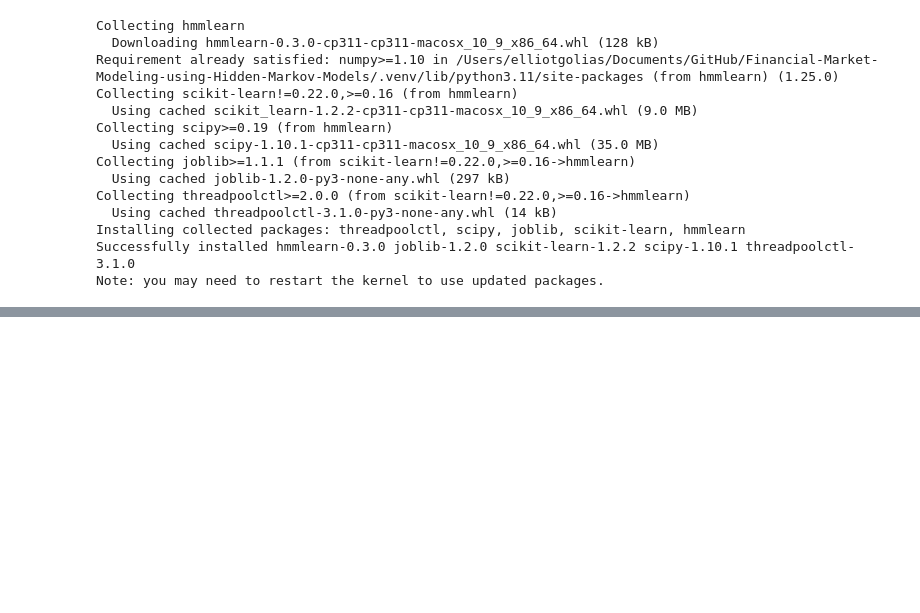
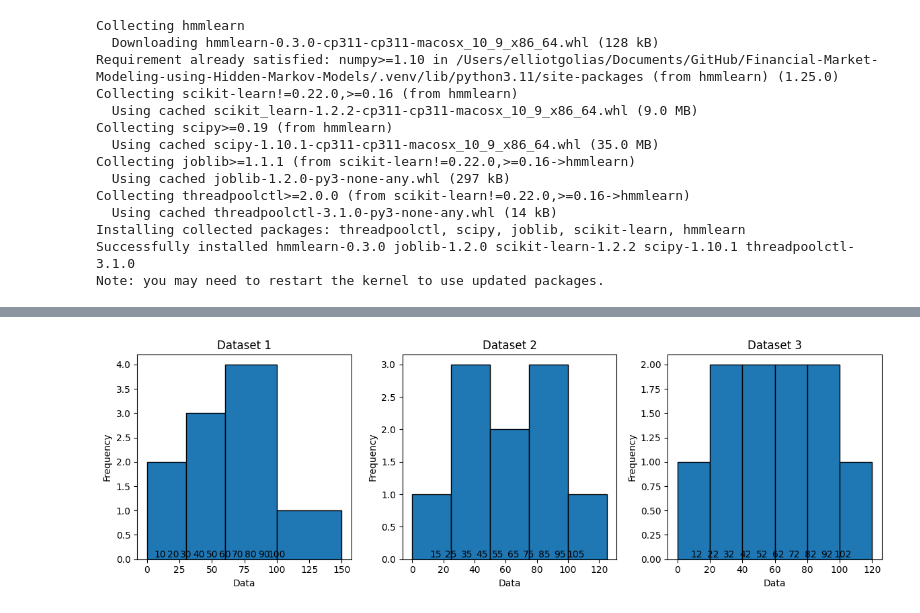
Before and after one commit to egolias1/Financial-Market-Modeling-using-Hidden-Markov-Models, a Jupyter notebook: docs/Financial-Mark-Modeling-HHMs.ipynb, the cells around one changed output, grey strips where cells are left out. Drawn from its saved outputs; the diff is of its cells as text; code cells hidden in the pictures; blank space fills up the shorter version.

```diff
--- a/docs/Financial-Mark-Modeling-HHMs.ipynb
+++ b/docs/Financial-Mark-Modeling-HHMs.ipynb
@@ -113,7 +112,7 @@ import requests
 API_KEY = 'YV7B2T6WNRZSV2GD'
 
 # List of top 5 S&P 500 stocks (replace with your desired symbols)
-symbols = ['AAPL', 'MSFT', 'AMZN', 'GOOGL', 'META']
+symbols = ['AAPL', 'NFLX', 'AMZN', 'GOOGL', 'META']
 
 # Features to retrieve
 features = ['1. open', '2. high', '3. low', '4. close', '5. adjusted close', '6. volume', '7. dividend amount', '8. split coefficient']
@@ -149,6 +148,16 @@ for symbol in symbols:
         # Reorder columns to match the desired features
         df = df[features]
 
+        # Renaming the dataframe columns to remove the numbers
+        df.rename(columns={'1. open':'open'}, inplace = True)
+        df.rename(columns={'2. high':'high'}, inplace = True)
+        df.rename(columns={'3. low':'low'}, inplace = True)
+        df.rename(columns={'4. close':'low'}, inplace = True)
+        df.rename(columns={'5. adjusted close':'low'}, inplace = True)
+        df.rename(columns={'6. volume':'low'}, inplace = True)
+        df.rename(columns={'7. dividend amount':'low'}, inplace = True)
+        df.rename(columns={'8. split coefficient':'low'}, inplace = True)
+
         # Store the DataFrame in the dictionary with the stock symbol as the key
         stock_data[symbol] = df
 
@@ -418,0 +630,53 @@ for symbol, df in stock_data.items():
+# %%
+import matplotlib.pyplot as plt
+import numpy as np
+
+# Manually entered data for three datasets
+data1 = [10, 20, 30, 40, 50, 60, 70, 80, 90, 100]
+data2 = [15, 25, 35, 45, 55, 65, 75, 85, 95, 105]
+data3 = [12, 22, 32, 42, 52, 62, 72, 82, 92, 102]
+
+# Manually specified bin edges for each dataset
+bins1 = [0, 30, 60, 100, 150]
+bins2 = [0, 25, 50, 75, 100, 125]
+bins3 = [0, 20, 40, 60, 80, 100, 120]
+
+# Creating a figure with three subplots
+fig, axes = plt.subplots(1, 3, figsize=(12, 4))
+
+# Plotting the histograms for each dataset with manual bin edges
+axes[0].hist(data1, bins=bins1, edgecolor='black')
+axes[1].hist(data2, bins=bins2, edgecolor='black')
+axes[2].hist(data3, bins=bins3, edgecolor='black')
+
+# Adding titles and axis labels for each subplot
+axes[0].set_title('Dataset 1')
+axes[0].set_xlabel('Data')
+axes[0].set_ylabel('Frequency')
+
+axes[1].set_title('Dataset 2')
+axes[1].set_xlabel('Data')
+axes[1].set_ylabel('Frequency')
+
+axes[2].set_title('Dataset 3')
+axes[2].set_xlabel('Data')
+axes[2].set_ylabel('Frequency')
+
+# Adding bar labels for each subplot
+datasets = [data1, data2, data3]
+
+for i in range(len(datasets)):
+    data = datasets[i]
+    for j in range(len(data)):
+        axes[i].text(data[j], 0, str(data[j]), ha='center', va='bottom')
+
+# Adjusting the layout and spacing between subplots
+plt.tight_layout()
+
+# Saving the plot as a PDF file
+plt.savefig('multi_panel_histograms.pdf', format='pdf')
+
+# Displaying the plot
+plt.show()
+# %% [output]
+[figure, added]
```
Also changed, not shown: parts of 12 cells of this notebook, 7 other files.
